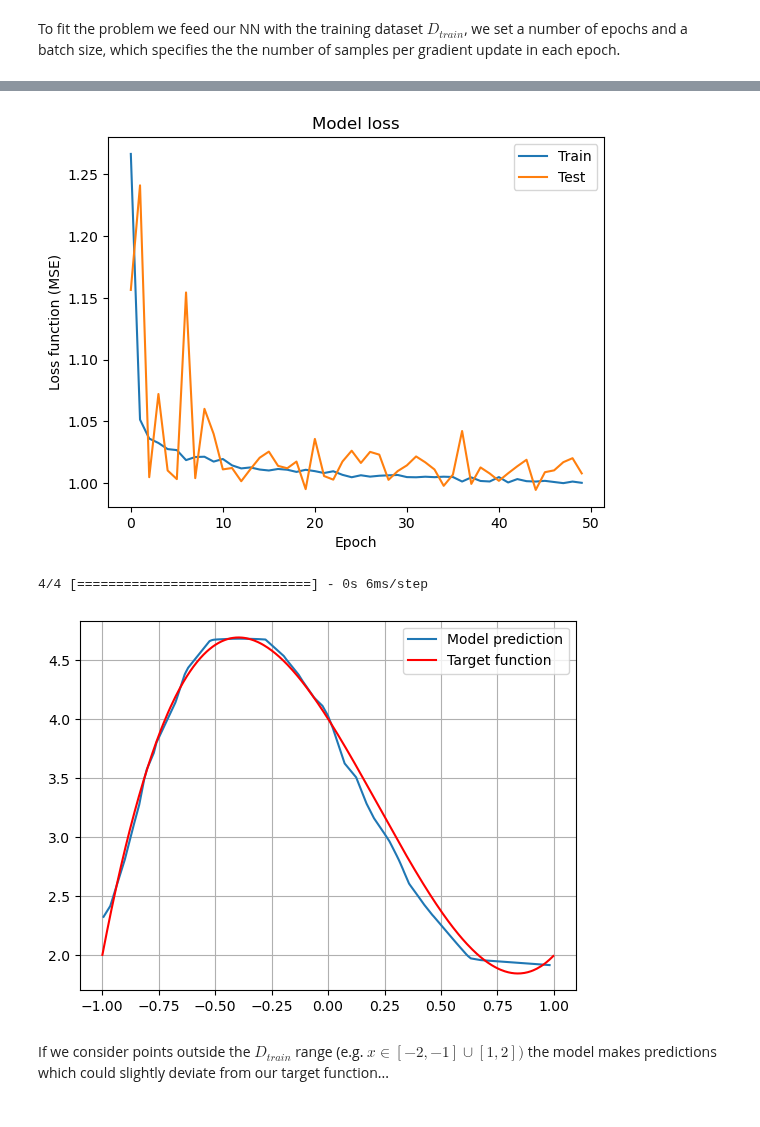
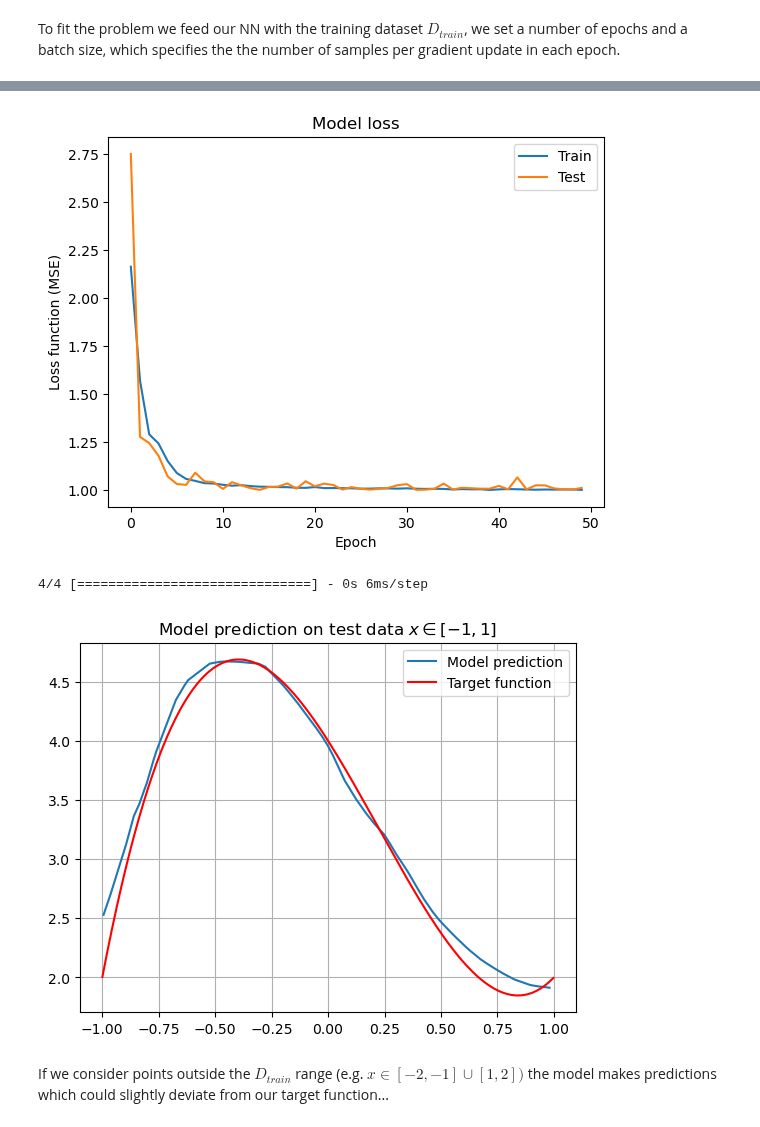
Before and after one commit to edoiannu/LSN_Exercises_Iannucci, a Jupyter notebook: Exercises_11/LSN_Exercises_11.ipynb, the cells around one changed output, grey strips where cells are left out. Cells and saved outputs as stored; diff of their text form; code cells hidden in the pictures.

```diff
--- a/Exercises_11/LSN_Exercises_11.ipynb
+++ b/Exercises_11/LSN_Exercises_11.ipynb
@@ -289,9 +289,8 @@ model = tf.keras.Sequential()
 model.add(Dense(20, input_shape=(1,), activation='relu'))
 # we add another layer with 10 units, each connected to 20 outputs of previous layer
 model.add(Dense(100, activation='relu'))
-model.add(Dense(100, activation='relu'))
-model.add(Dense(100, activation='relu'))
-model.add(Dense(100, activation='relu'))
+model.add(Dense(100, activation='sigmoid'))
+model.add(Dense(100, activation='sigmoid'))
 model.add(Dense(50, activation='relu'))
 model.add(Dense(50, activation='relu'))
 model.add(Dense(50, activation='relu'))
@@ -364,19 +363,20 @@ plt.xlabel('Epoch')
 plt.legend(['Train', 'Test'], loc='best')
 plt.show()
 # %% [output]
-[figure, old version]
+[figure, new version]
 # %%
 x_predicted = np.random.uniform(-1, 1, 100)
 x_predicted.sort()
 y_predicted = model.predict(x_predicted)
 plt.plot(x_predicted, y_predicted,label='Model prediction')
 plt.plot(x_valid, y_target,color='r',label='Target function')
+plt.title('Model prediction on test data $x \in [-1,1]$')
 plt.legend()
 plt.grid(True)
 plt.show()
 # %% [output]
 4/4 [==============================] - 0s 6ms/step
-[figure, old version]
+[figure, new version]
 # %% [markdown]
 If we consider points outside the $D_{train}$ range (e.g. $x \in [-2,-1] \cup [1,2])$ the model makes predictions which could slightly deviate from our target function...
 # %%
```
Also changed, not shown: parts of 14 cells of this notebook.
